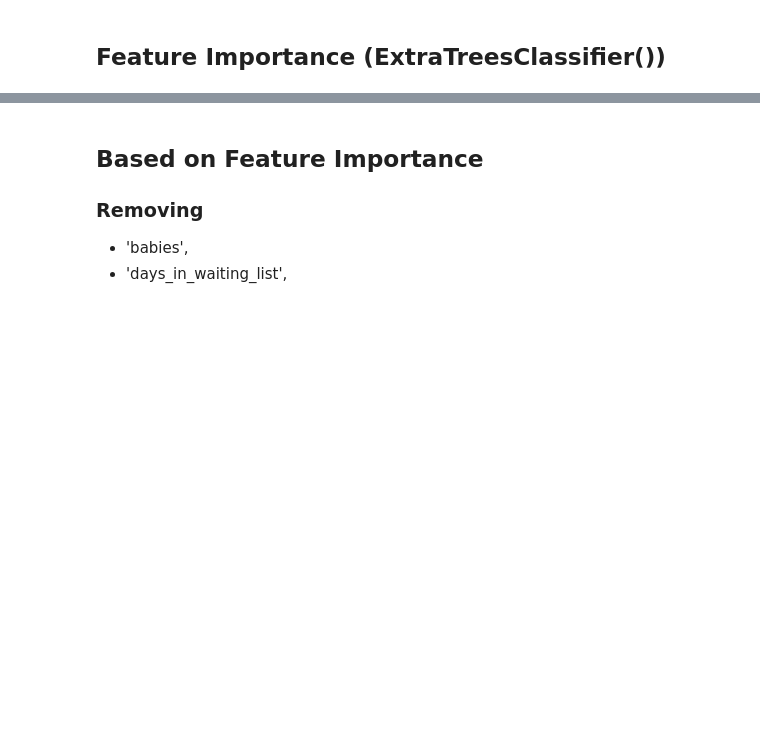
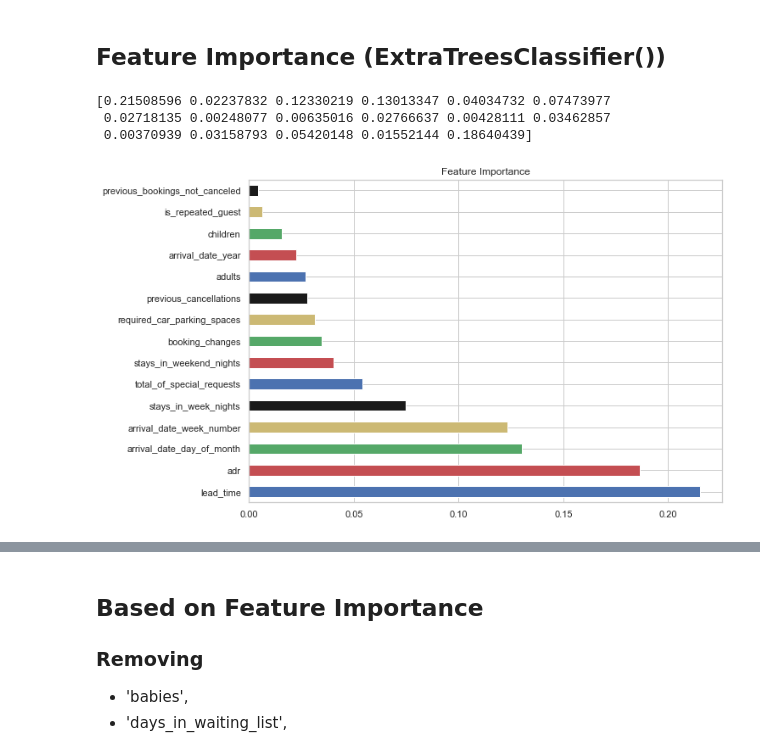
Before and after one commit to robinyUArizona/Hotel-Booking-Demand, a Jupyter notebook: EDA-Feature-Selection-Hotel-Booking_Demand.ipynb, the cells around one changed output, grey strips where cells are left out. Cells and saved outputs as stored; diff of their text form; code cells hidden in the pictures; blank space fills up the shorter version.

```diff
--- a/EDA-Feature-Selection-Hotel-Booking_Demand.ipynb
+++ b/EDA-Feature-Selection-Hotel-Booking_Demand.ipynb
@@ -747,23 +1204,29 @@ print(rfe.ranking_)
 # %%
 from sklearn.ensemble import ExtraTreesClassifier
 
 # fit an Extra Trees model to the data
 model = ExtraTreesClassifier()
 model.fit(X_numeric, y)
 # display the relative importance of each attribute
 print(model.feature_importances_)
 
 # feature_importances of tree based classifiers
 #plot graph of feature importances for better visualization
 feat_importances = pd.Series(model.feature_importances_, index=X_numeric.columns)
 
 
 
 from itertools import cycle, islice
 my_colors = list(islice(cycle(['b', 'r', 'g', 'y', 'k']), None, len(feat_importances)))
-plt.figure(figsize = (10, 6))
-feat_importances.nlargest(15).plot(kind='barh', color=my_colors)
+plt.figure(figsize = (10, 7))
+feat_importances.nlargest(15).plot(kind='barh', color=my_colors, title = 'Feature Importance')
+
 # feat_importances.nlargest(15).sns.countplot()
 plt.show()
+# %% [output]
+[0.21508596 0.02237832 0.12330219 0.13013347 0.04034732 0.07473977
+ 0.02718135 0.00248077 0.00635016 0.02766637 0.00428111 0.03462857
+ 0.00370939 0.03158793 0.05420148 0.01552144 0.18640439]
+[figure, added]
 # %%
 num_type
```
Also changed, not shown: parts of 50 cells of this notebook.
